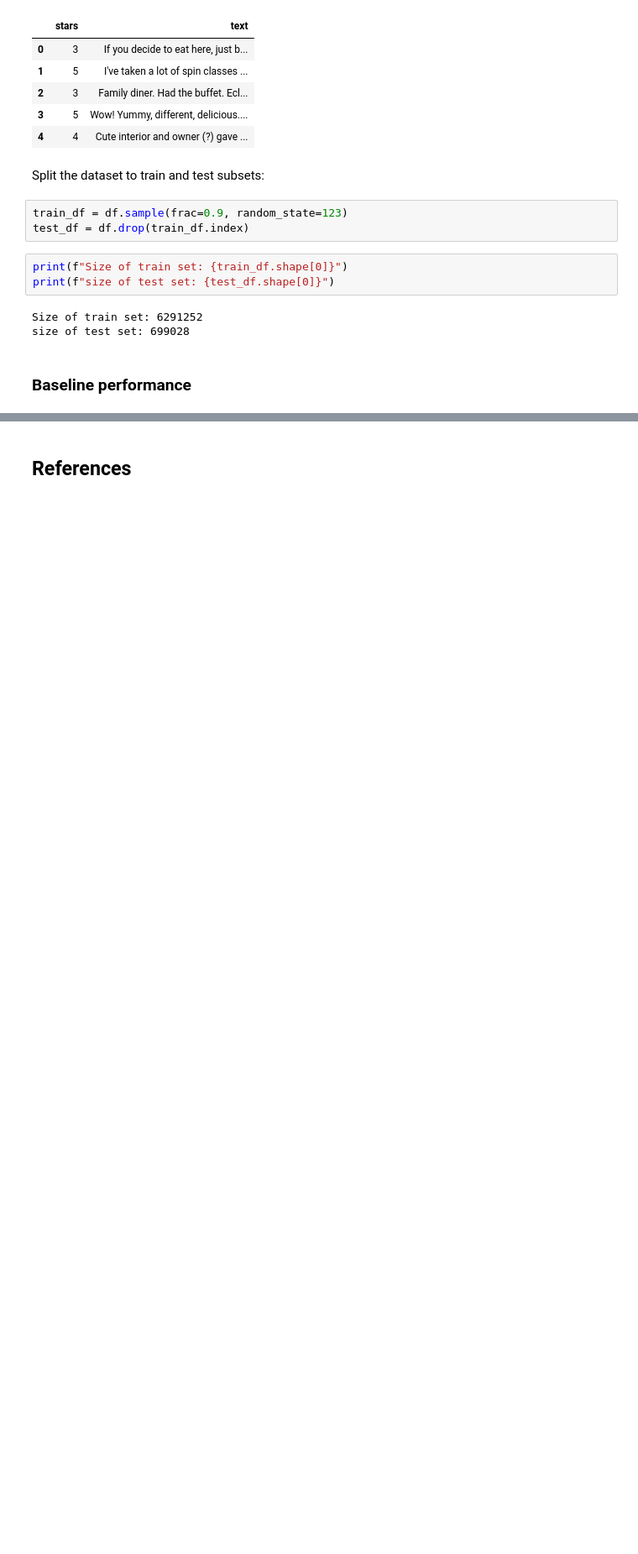
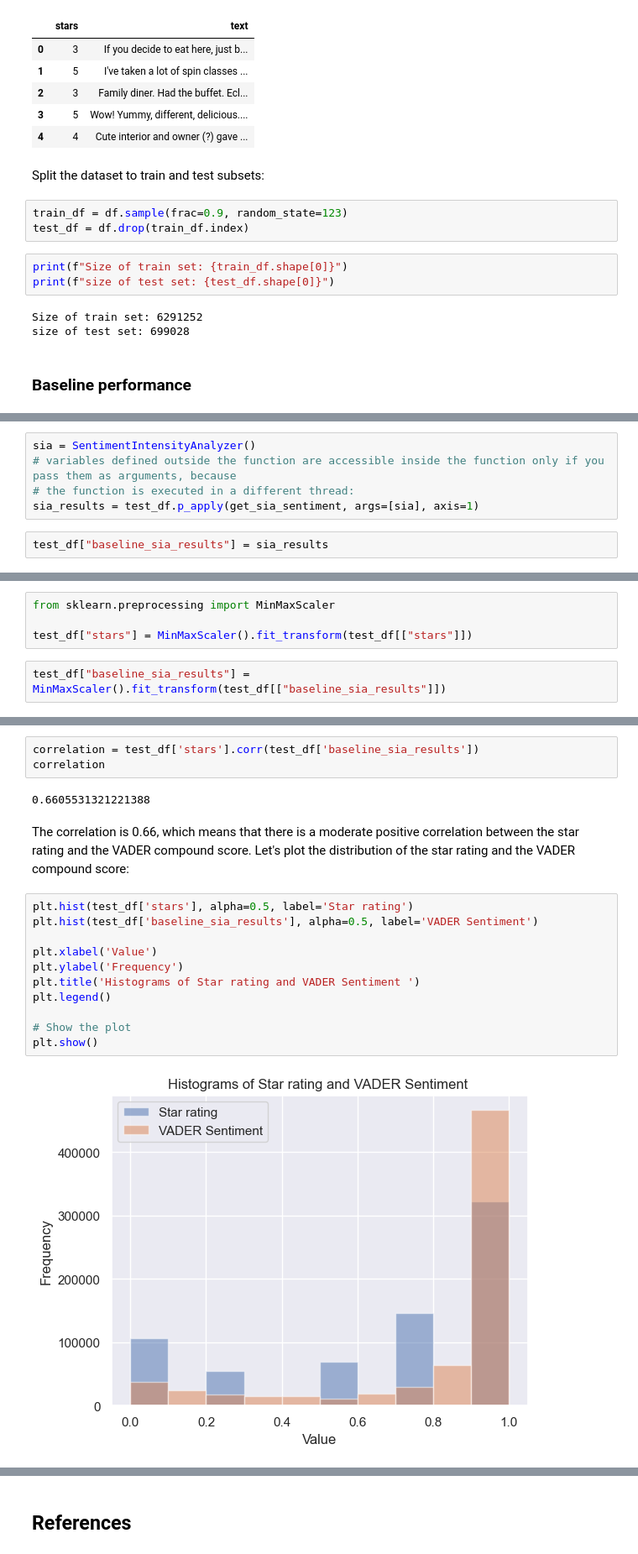
Before and after one commit to plashchynski/cm3060_nlp_midterm, a Jupyter notebook: report.ipynb, the cells around one changed output, grey strips where cells are left out. Shown: that part at 84% size. Cells and saved outputs as stored; diff of their text form; blank space fills up the shorter version.

```diff
--- a/report.ipynb
+++ b/report.ipynb
@@ -129,0 +162,7 @@ size of test set: 699028
+# %%
+sia = SentimentIntensityAnalyzer()
+# variables defined outside the function are accessible inside the function only if you pass them as arguments, because
+# the function is executed in a different thread:
+sia_results = test_df.p_apply(get_sia_sentiment, args=[sia], axis=1)
+# %%
+test_df["baseline_sia_results"] = sia_results
@@ -129,0 +183,6 @@ size of test set: 699028
+# %%
+from sklearn.preprocessing import MinMaxScaler
+
+test_df["stars"] = MinMaxScaler().fit_transform(test_df[["stars"]])
+# %%
+test_df["baseline_sia_results"] = MinMaxScaler().fit_transform(test_df[["baseline_sia_results"]])
@@ -129,0 +203,20 @@ size of test set: 699028
+# %%
+correlation = test_df['stars'].corr(test_df['baseline_sia_results'])
+correlation
+# %% [output]
+0.6605531321221388
+# %% [markdown]
+The correlation is 0.66, which means that there is a moderate positive correlation between the star rating and the VADER compound score. Let's plot the distribution of the star rating and the VADER compound score:
+# %%
+plt.hist(test_df['stars'], alpha=0.5, label='Star rating')
+plt.hist(test_df['baseline_sia_results'], alpha=0.5, label='VADER Sentiment')
+
+plt.xlabel('Value')
+plt.ylabel('Frequency')
+plt.title('Histograms of Star rating and VADER Sentiment ')
+plt.legend()
+
+# Show the plot
+plt.show()
+# %% [output]
+[figure, added]
```
Also changed, not shown: parts of 24 cells of this notebook, 1 other file.
